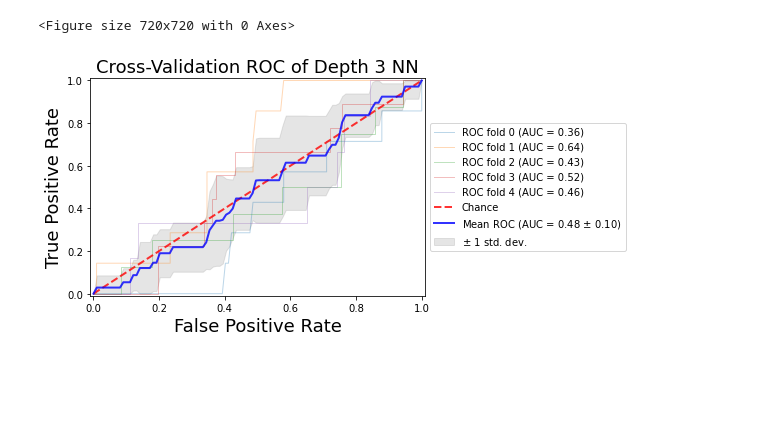
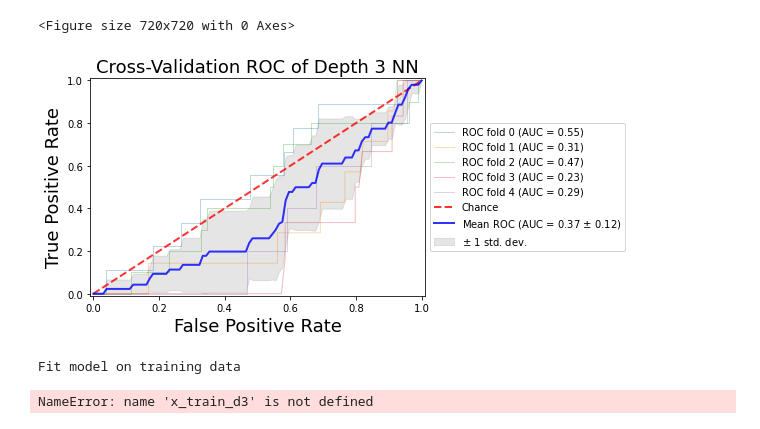
Before and after one commit to xphileprof/QIS, a Jupyter notebook: claire.badger/ErrorCorrectionModels.ipynb, the cells around one changed output. Saved outputs shown, nothing was run; the diff lists cells and outputs as text; code cells hidden in the pictures; blank space fills up the shorter version.

```diff
--- a/claire.badger/ErrorCorrectionModels.ipynb
+++ b/claire.badger/ErrorCorrectionModels.ipynb
@@ -706,8 +705,9 @@ def compile_FFNN_model_DepthThree(depth):
         model.add(Dense(32, activation='relu'))
 
     model.add(Dense(19 , activation='sigmoid'))
-    model.compile(loss=keras.losses.binary_crossentropy, optimizer=keras.optimizers.SGD(lr=0.05),
+    model.compile(loss=keras.losses.binary_crossentropy, optimizer=keras.optimizers.SGD(learning_rate=0.05),
                   metrics=['accuracy'])
+
     return model
 
 #make any needed changes here
@@ -743,7 +743,7 @@ def compile_FFNN_model_DepthSeven(depth):
 
     #model.add(Dense((2*depth**2) , activation='sigmoid'))
     model.add(Dense(99, activation='sigmoid'))
-    model.compile(loss=keras.losses.binary_crossentropy, optimizer=keras.optimizers.SGD(learning_rate=0.05),
+    model.compile(loss=keras.losses.binary_crossentropy, optimizer=tf.keras.optimizers.SGD(learning_rate=0.05),
                   metrics=['accuracy'])
     return model
 # %%
@@ -790,8 +790,12 @@ for i, (train, test) in enumerate(kfold.split(inputs, targets)):
     i_train = inputs[train].copy()
     i_test = inputs[test].copy()
     x_test_d3 = i_test[:,:2]
+
+
     inputs_train = i_train[:,3:]
     inputs_test = i_test[:,3:]
+
+
     ####################################################################################################
     #test MWPM decoder for this fold
     #labels = targets[train], features = inputs[train]
@@ -836,10 +840,13 @@ for i, (train, test) in enumerate(kfold.split(inputs, targets)):
     #####################################################################################################
     #Test the NN decoder for this fold
 
+
     model = compile_FFNN_model_DepthThree(3)
     # Generate a print
     print('------------------------------------------------------------------------')
     print(f'Training for fold {fold_no} ...')
+    inputs_train = np.asarray(inputs_train).astype('int32')
+    inputs_test = np.asarray(inputs_test).astype('int32')
 
     # Fit data to model
 
@@ -898,7 +905,6 @@ mcnemar_results_mwpm = {}
 mcnemar_results_plut = {}
 
 for class_ in mlb_d3.classes_:
-
     #compute the x^2 for NN and MWPM
     mcnemar_results_mwpm[class_]=contingency_table_and_t(contingency_nn[class_], contingency_mwpm[class_])[1]
     #comput the x^2 for NN and PLUT
@@ -1055,8 +1061,8 @@ TOTAL TIME MWPM: [0.05563269999999999, 0.0566077, 0.081007, 0.049777, 0.04587180
 ------------------------------------------------------------------------
 <Figure size 720x720 with 0 Axes>
-[figure, old version]
+[figure, new version]
 # %%
-"""
+
 plt.rcParams.update({'font.size': 22})
 
 model = compile_FFNN_model_DepthThree(3)
@@ -1066,4 +1072,7 @@ history = model.fit(
     y=Y_train_d3,
     validation_split=.25,
     epochs=200
-)"""
+)
+# %% [output]
+Fit model on training data
+NameError: name 'x_train_d3' is not defined
```
Also changed, not shown: parts of 20 cells of this notebook.
